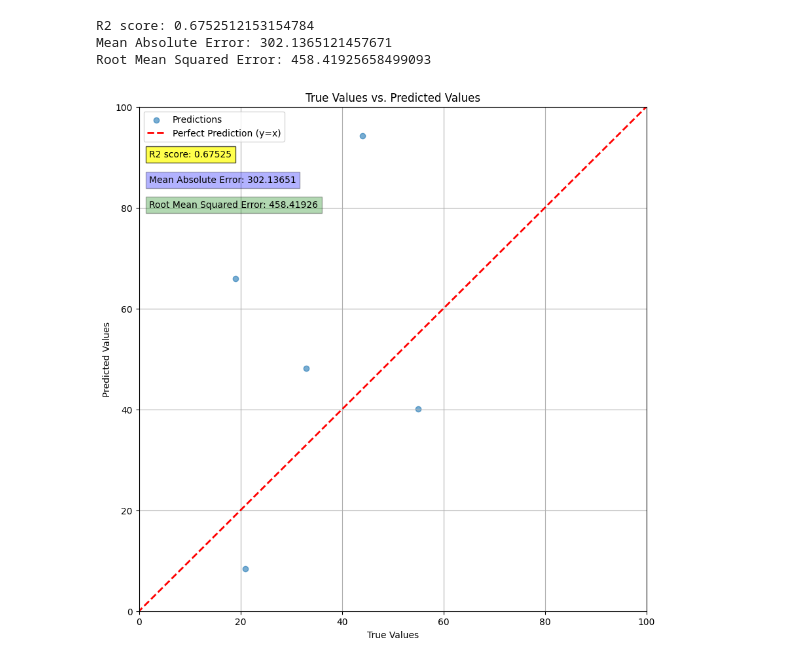
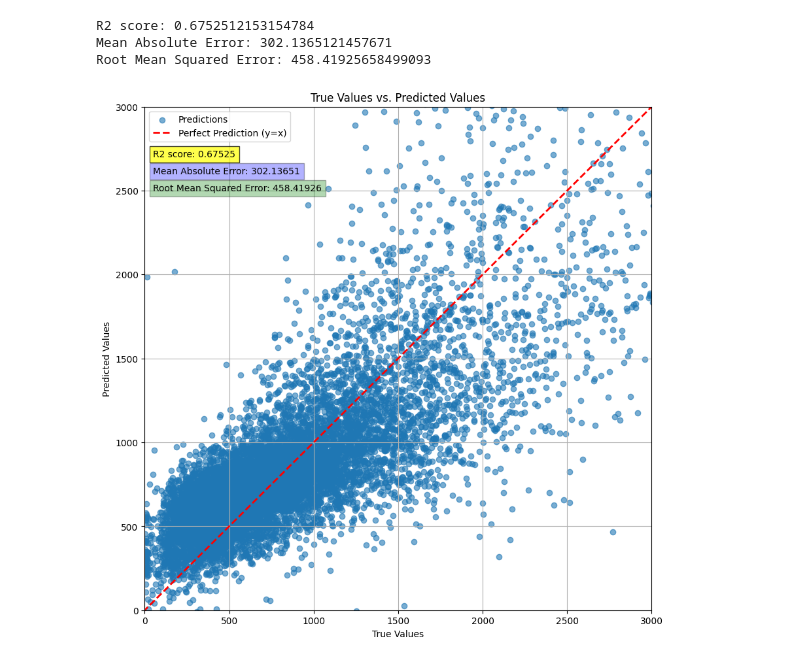
Before and after one commit to rvallesmar/ML-NYC-Taxis, a Jupyter notebook: notebooks/lr_model_training.ipynb, the cells around one changed output. Drawn from its saved outputs; the diff is of its cells as text; code cells hidden in the pictures.

```diff
--- a/notebooks/lr_model_training.ipynb
+++ b/notebooks/lr_model_training.ipynb
@@ -150,23 +172,23 @@ Root Mean Squared Error: 458.41925658499093
 # %%
 # plot the differences
 plt.figure(figsize=(10,10))
 plt.scatter(y_val_travel_time[:10000], random_pred_travel[:10000], alpha=0.6, label='Predictions')
 # axis limits
-plt.xlim([0,100])
-plt.ylim([0,100])
+plt.xlim([0,3000])
+plt.ylim([0,3000])
 #plotting perfect line
 min_val = min(np.min(y_val_travel_time), np.min(random_pred_travel))
 max_val = max(np.max(y_val_travel_time), np.max(random_pred_travel))
 plt.plot([min_val, max_val], [min_val, max_val], 'r--', lw=2, label='Perfect Prediction (y=x)')
 # other settings
 plt.xlabel("True Values")
 plt.ylabel("Predicted Values")
 plt.title("True Values vs. Predicted Values")
 plt.grid(True)
 plt.legend()
-plt.text(2,90,f'R2 score: {r2_travel_opt:.5f}',bbox=dict(facecolor='yellow', alpha=0.7))
-plt.text(2,85,f'Mean Absolute Error: {mae_travel:.5f}',bbox=dict(facecolor='blue', alpha=0.3))
-plt.text(2,80,f'Root Mean Squared Error: {rmse_travel:.5f}',bbox=dict(facecolor='green', alpha=0.3))
+plt.text(50,2700,f'R2 score: {r2_travel_opt:.5f}',bbox=dict(facecolor='yellow', alpha=0.7))
+plt.text(50,2600,f'Mean Absolute Error: {mae_travel:.5f}',bbox=dict(facecolor='blue', alpha=0.3))
+plt.text(50,2500,f'Root Mean Squared Error: {rmse_travel:.5f}',bbox=dict(facecolor='green', alpha=0.3))
 plt.show()
 # %% [output]
-[figure, old version]
+[figure, new version]
```
Also changed, not shown: parts of 1 cell of this notebook, 1 other file.
